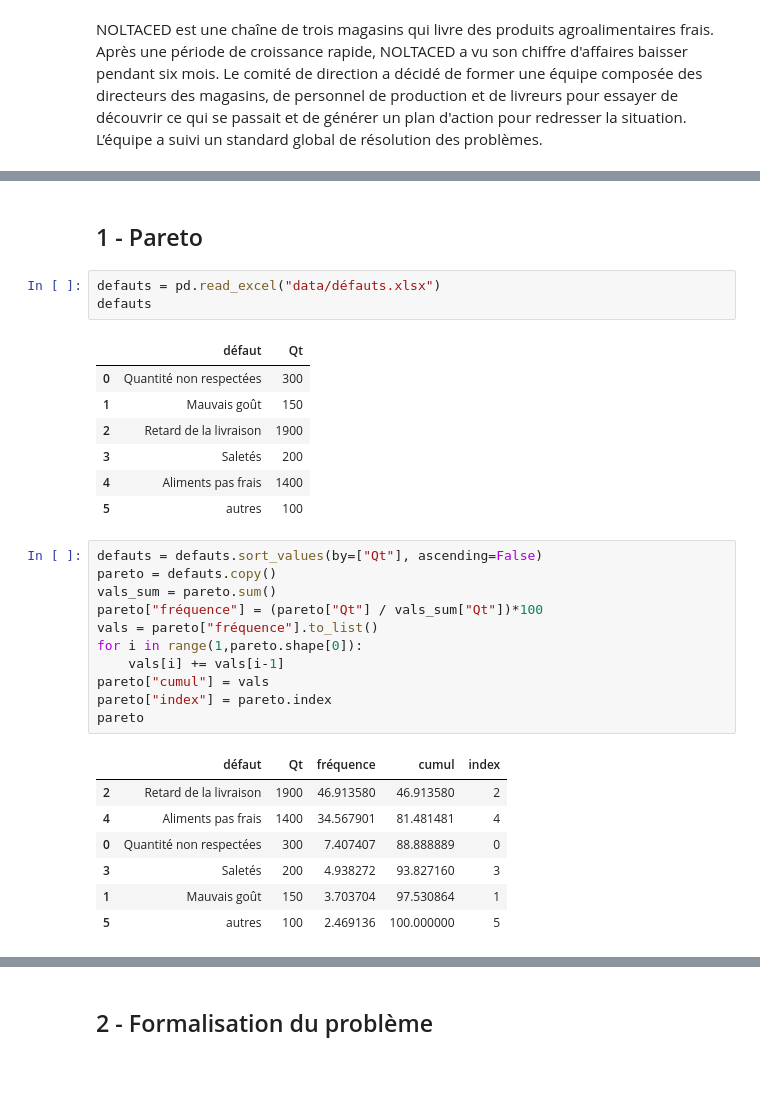
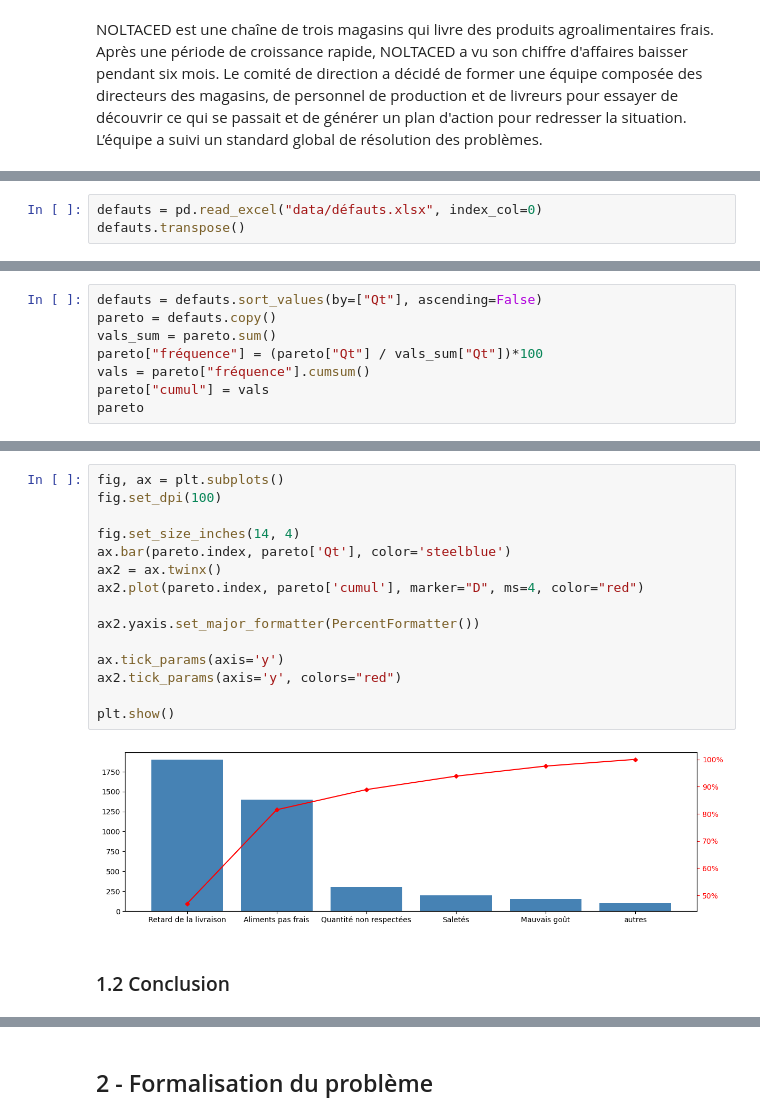
Before and after one commit to MehdiHayanai/etude_de_cas_2_DQ, a Jupyter notebook: Étude_de_cas_part_1 .ipynb, the cells around one changed output, grey strips where cells are left out. Saved outputs shown, nothing was run; the diff lists cells and outputs as text; blank space fills up the shorter version.

```diff
--- a/Étude_de_cas_part_1 .ipynb
+++ b/Étude_de_cas_part_1 .ipynb
@@ -28,0 +41,3 @@ from scipy import stats
+# %%
+defauts = pd.read_excel("data/défauts.xlsx", index_col=0)
+defauts.transpose()
@@ -28,0 +49,8 @@ from scipy import stats
+# %%
+defauts = defauts.sort_values(by=["Qt"], ascending=False)
+pareto = defauts.copy()
+vals_sum = pareto.sum()
+pareto["fréquence"] = (pareto["Qt"] / vals_sum["Qt"])*100
+vals = pareto["fréquence"].cumsum()
+pareto["cumul"] = vals
+pareto
@@ -29,32 +66,19 @@ from scipy import stats
+# %%
+fig, ax = plt.subplots()
+fig.set_dpi(100)
+
+fig.set_size_inches(14, 4)
+ax.bar(pareto.index, pareto['Qt'], color='steelblue')
+ax2 = ax.twinx()
+ax2.plot(pareto.index, pareto['cumul'], marker="D", ms=4, color="red")
+
+ax2.yaxis.set_major_formatter(PercentFormatter())
+
+ax.tick_params(axis='y')
+ax2.tick_params(axis='y', colors="red")
+
+plt.show()
+# %% [output]
+[figure, added]
 # %% [markdown]
-## 1 - Pareto
+### 1.2 Conclusion
-# %%
-defauts = pd.read_excel("data/défauts.xlsx")
-defauts
-# %% [output]
-|  | défaut | Qt |
-| 0 | Quantité non respectées | 300 |
-| 1 | Mauvais goût | 150 |
-| 2 | Retard de la livraison | 1900 |
-| 3 | Saletés | 200 |
-| 4 | Aliments pas frais | 1400 |
-| 5 | autres | 100 |
-# %%
-defauts = defauts.sort_values(by=["Qt"], ascending=False)
-pareto = defauts.copy()
-vals_sum = pareto.sum()
-pareto["fréquence"] = (pareto["Qt"] / vals_sum["Qt"])*100
-vals = pareto["fréquence"].to_list()
-for i in range(1,pareto.shape[0]):
-    vals[i] += vals[i-1]
-pareto["cumul"] = vals
-pareto["index"] = pareto.index
-pareto
-# %% [output]
-|  | défaut | Qt | fréquence | cumul | index |
-| 2 | Retard de la livraison | 1900 | 46.913580 | 46.913580 | 2 |
-| 4 | Aliments pas frais | 1400 | 34.567901 | 81.481481 | 4 |
-| 0 | Quantité non respectées | 300 | 7.407407 | 88.888889 | 0 |
-| 3 | Saletés | 200 | 4.938272 | 93.827160 | 3 |
-| 1 | Mauvais goût | 150 | 3.703704 | 97.530864 | 1 |
-| 5 | autres | 100 | 2.469136 | 100.000000 | 5 |
```
Also changed, not shown: parts of 41 cells of this notebook, 1 other file.
